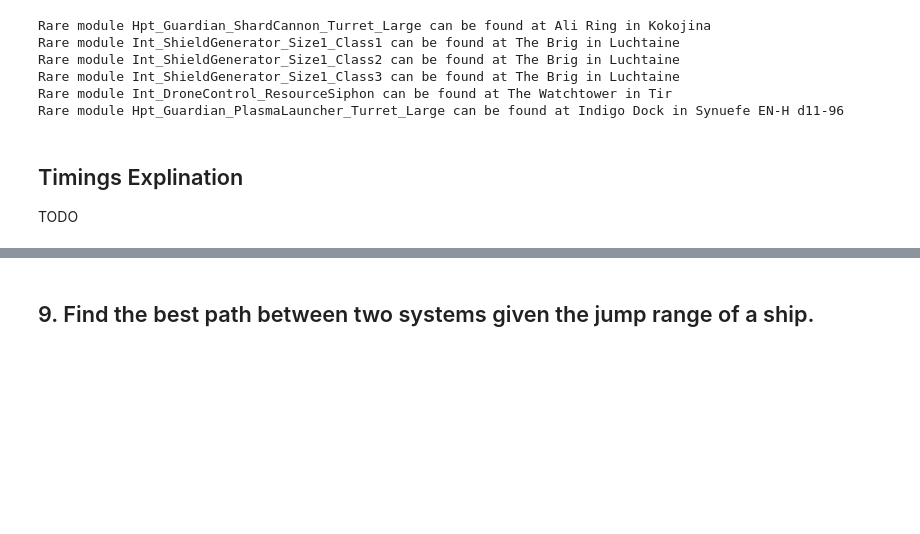
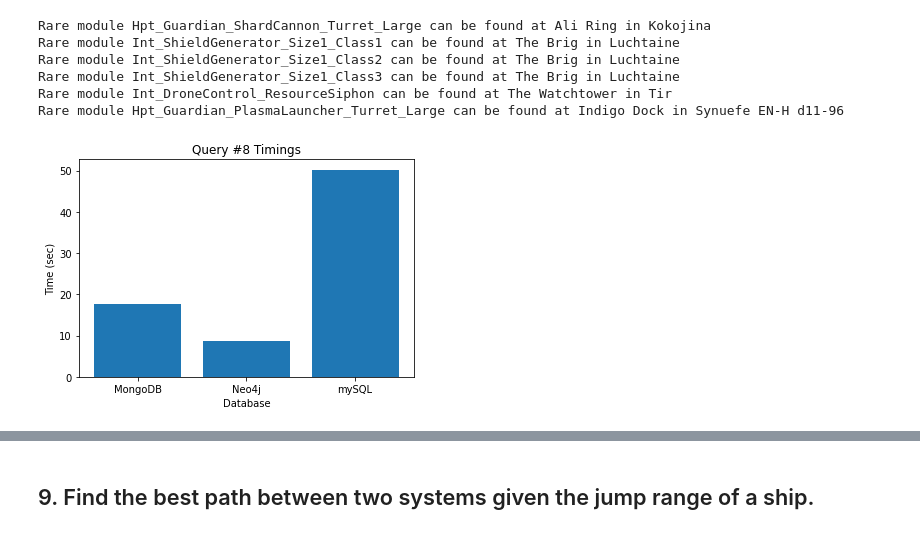
Before and after one commit to JacobLD/EDDB, a Jupyter notebook: CombinedNotebook/Combined_Queries.ipynb, the cells around one changed output, grey strips where cells are left out. Cells and saved outputs as stored; diff of their text form; code cells hidden in the pictures; blank space fills up the shorter version.

```diff
--- a/CombinedNotebook/Combined_Queries.ipynb
+++ b/CombinedNotebook/Combined_Queries.ipynb
@@ -1410,9 +1409,10 @@ Rare module Hpt_Guardian_PlasmaLauncher_Turret_Large can be found at Indigo Dock
 # %%
 query_8_timings = []
 #Run the queries to get thier timings
 query_8_mongodb(query_8_timings)
 query_8_neo4j(query_8_timings)
-query_8_mysql(query_8_mysql)
+query_8_mysql(query_8_timings)
+#Plot the timings
+plot_timings("Query #8 Timings", query_8_timings)
+# %% [output]
+[figure, added]
-# %% [markdown]
-## Timings Explination
-TODO
```
Also changed, not shown: parts of 22 cells of this notebook.
